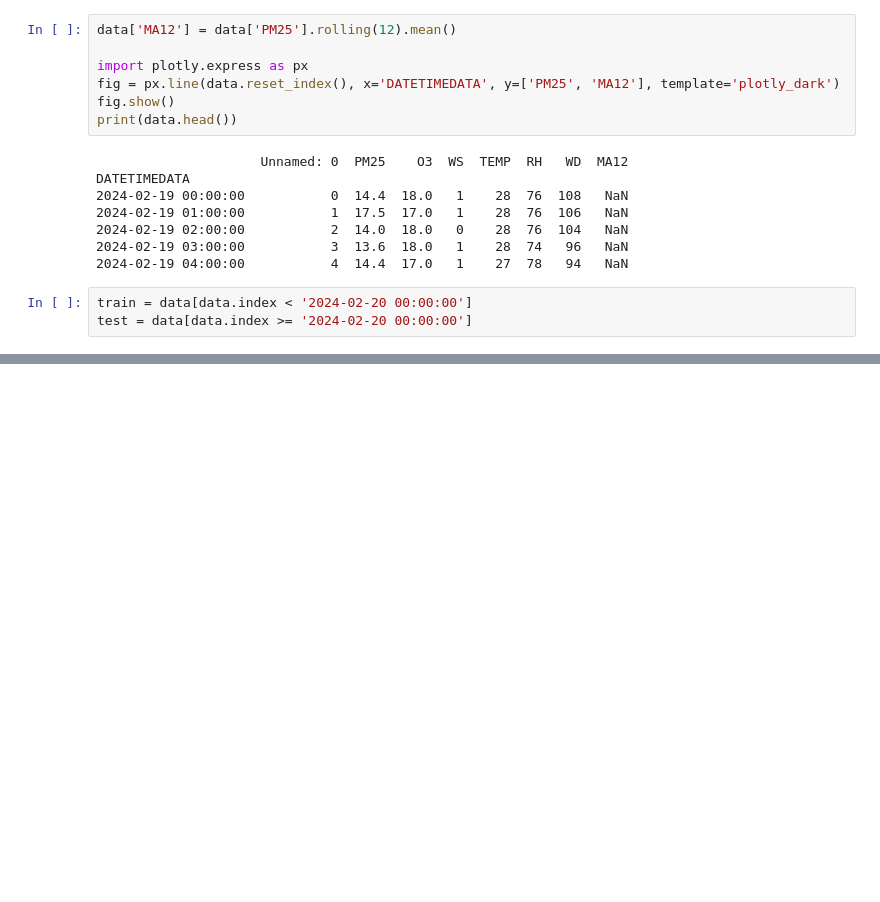
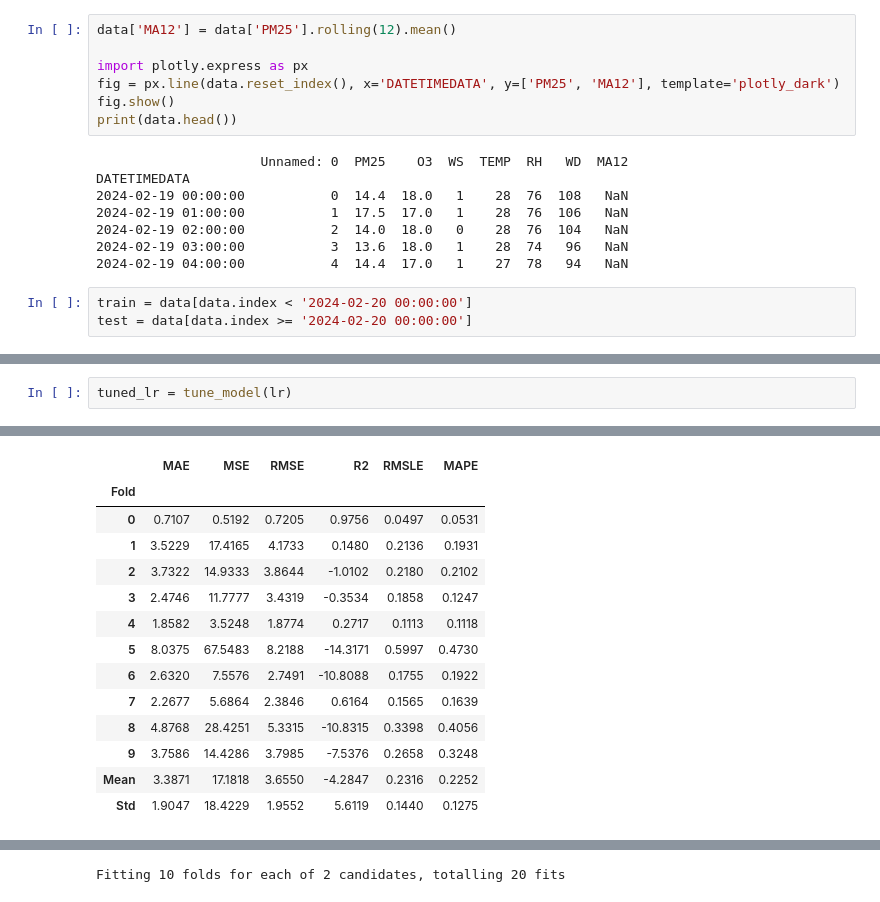
Before and after one commit to Thanathat26/Pm2.5, a Jupyter notebook: ทดสอบ.ipynb, the cells around one changed output, grey strips where cells are left out. Cells and saved outputs as stored; diff of their text form; blank space fills up the shorter version.

```diff
--- a/ทดสอบ.ipynb
+++ b/ทดสอบ.ipynb
@@ -97,0 +97,3 @@ ValueError: All arguments should have the same length. The length of argument `y
+# %%
+tuned_lr = tune_model(lr)
+# %% [output]
@@ -97,0 +101,14 @@ ValueError: All arguments should have the same length. The length of argument `y
+|  | MAE | MSE | RMSE | R2 | RMSLE | MAPE |
+| Fold |  |  |  |  |  |  |
+| 0 | 0.7107 | 0.5192 | 0.7205 | 0.9756 | 0.0497 | 0.0531 |
+| 1 | 3.5229 | 17.4165 | 4.1733 | 0.1480 | 0.2136 | 0.1931 |
+| 2 | 3.7322 | 14.9333 | 3.8644 | -1.0102 | 0.2180 | 0.2102 |
+| 3 | 2.4746 | 11.7777 | 3.4319 | -0.3534 | 0.1858 | 0.1247 |
+| 4 | 1.8582 | 3.5248 | 1.8774 | 0.2717 | 0.1113 | 0.1118 |
+| 5 | 8.0375 | 67.5483 | 8.2188 | -14.3171 | 0.5997 | 0.4730 |
+| 6 | 2.6320 | 7.5576 | 2.7491 | -10.8088 | 0.1755 | 0.1922 |
+| 7 | 2.2677 | 5.6864 | 2.3846 | 0.6164 | 0.1565 | 0.1639 |
+| 8 | 4.8768 | 28.4251 | 5.3315 | -10.8315 | 0.3398 | 0.4056 |
+| 9 | 3.7586 | 14.4286 | 3.7985 | -7.5376 | 0.2658 | 0.3248 |
+| Mean | 3.3871 | 17.1818 | 3.6550 | -4.2847 | 0.2316 | 0.2252 |
+| Std | 1.9047 | 18.4229 | 1.9552 | 5.6119 | 0.1440 | 0.1275 |
@@ -97,0 +116 @@ ValueError: All arguments should have the same length. The length of argument `y
+Fitting 10 folds for each of 2 candidates, totalling 20 fits
```
Also changed, not shown: parts of 13 cells of this notebook, 2 other files.
